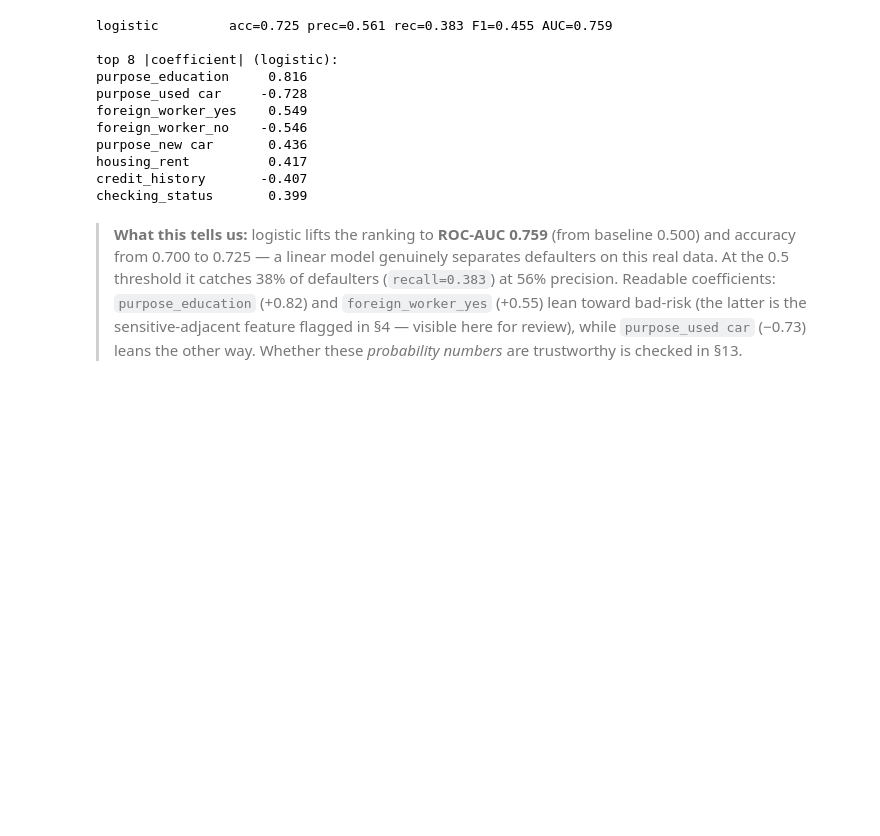
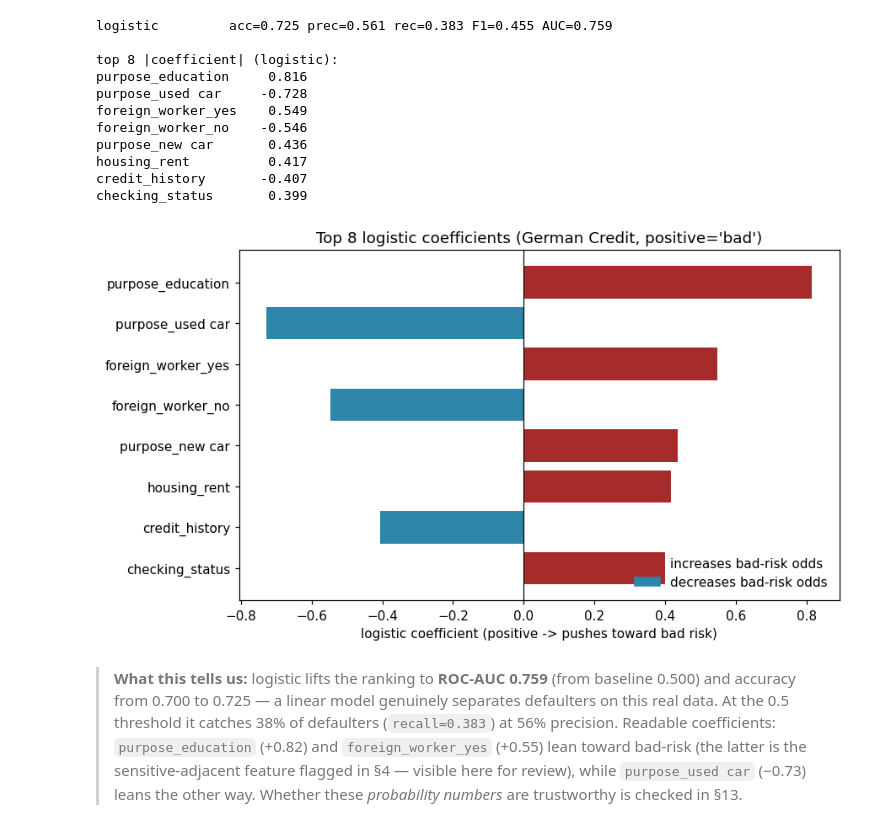
Before and after one commit to memoona-zahur/Real-Data-Practice_German-Credit-Dataset, a Jupyter notebook: german_credit_practice.ipynb, the cells around one changed output. Drawn from its saved outputs; the diff is of its cells as text; code cells hidden in the pictures; blank space fills up the shorter version.

```diff
--- a/german_credit_practice.ipynb
+++ b/german_credit_practice.ipynb
@@ -482,6 +483,24 @@ purpose_new car       0.436
 housing_rent          0.417
 credit_history       -0.407
 checking_status       0.399
+# %%
+# Logistic lens as a chart: coefficients ranked by |coef|, color-coded by direction
+top8 = pd.Series(log.coef_[0], index=X.columns).sort_values(key=abs, ascending=False).head(8)
+names_ = top8.index[::-1]; vals_ = top8.values[::-1]
+bar_colors = ["#A62C2C" if v > 0 else "#2E86AB" for v in vals_]
+fig, ax = plt.subplots(figsize=(8, 4.5), layout="constrained")
+ax.barh(names_, vals_, color=bar_colors)
+ax.axvline(0, color="black", lw=0.8)
+ax.set_xlabel("logistic coefficient (positive -> pushes toward bad risk)")
+ax.set_title("Top 8 logistic coefficients (German Credit, positive='bad')")
+from matplotlib.patches import Patch
+ax.legend(handles=[Patch(color="#A62C2C", label="increases bad-risk odds"),
+                   Patch(color="#2E86AB", label="decreases bad-risk odds")],
+          loc="lower right", frameon=False)
+fig.savefig("charts/chart_logistic_coefficients.png", dpi=150)
+plt.show()
+# %% [output]
+[figure, added]
 # %% [markdown]
 > **What this tells us:** logistic lifts the ranking to **ROC-AUC 0.759** (from baseline 0.500) and accuracy from 0.700 to 0.725 — a linear model genuinely separates defaulters on this real data. At the 0.5 threshold it catches 38% of defaulters (`recall=0.383`) at 56% precision. Readable coefficients: `purpose_education` (+0.82) and `foreign_worker_yes` (+0.55) lean toward bad-risk (the latter is the sensitive-adjacent feature flagged in §4 — visible here for review), while `purpose_used car` (−0.73) leans the other way. Whether these *probability numbers* are trustworthy is checked in §13.
 # %% [markdown]
```
Also changed, not shown: parts of 6 cells of this notebook, 5 other files.
